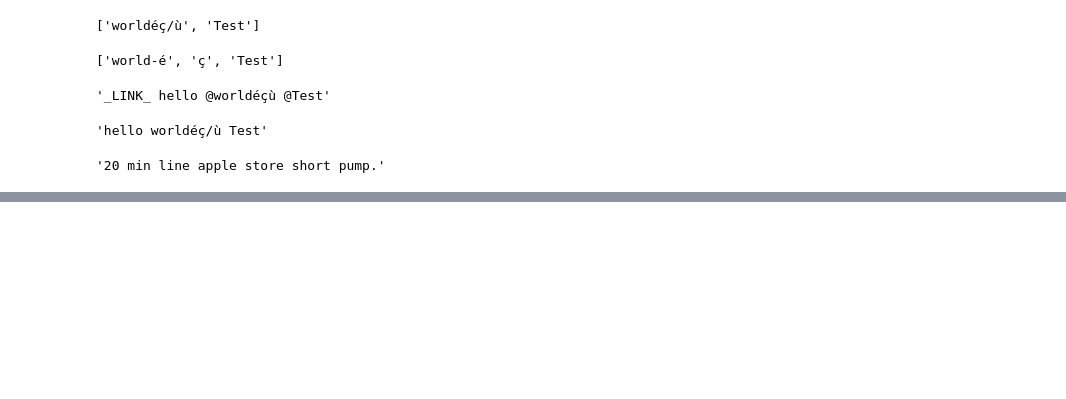
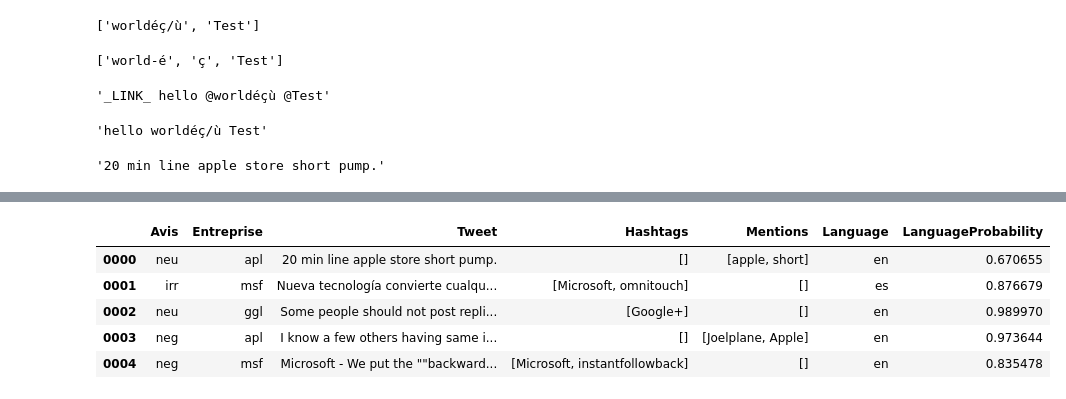
Before and after one commit to al-one-zero/extraction, a Jupyter notebook: notebooks/oussama.ipynb, the cells around one changed output, grey strips where cells are left out. Drawn from its saved outputs; the diff is of its cells as text; code cells hidden in the pictures; blank space fills up the shorter version.

```diff
--- a/notebooks/oussama.ipynb
+++ b/notebooks/oussama.ipynb
@@ -200,0 +277,9 @@ df.to_pickle("../data/df_preproc.pk")
+# %%
+df.head()
+# %% [output]
+|  | Avis | Entreprise | Tweet | Hashtags | Mentions | Language | LanguageProbability |
+| 0000 | neu | apl | 20 min line apple store short pump. | [] | [apple, short] | en | 0.670655 |
+| 0001 | irr | msf | Nueva tecnología convierte cualqu... | [Microsoft, omnitouch] | [] | es | 0.876679 |
+| 0002 | neu | ggl | Some people should not post repli... | [Google+] | [] | en | 0.989970 |
+| 0003 | neg | apl | I know a few others having same i... | [] | [Joelplane, Apple] | en | 0.973644 |
+| 0004 | neg | msf | Microsoft - We put the ""backward... | [Microsoft, instantfollowback] | [] | en | 0.835478 |
```
Also changed, not shown: parts of 15 cells of this notebook, 1 other file.
